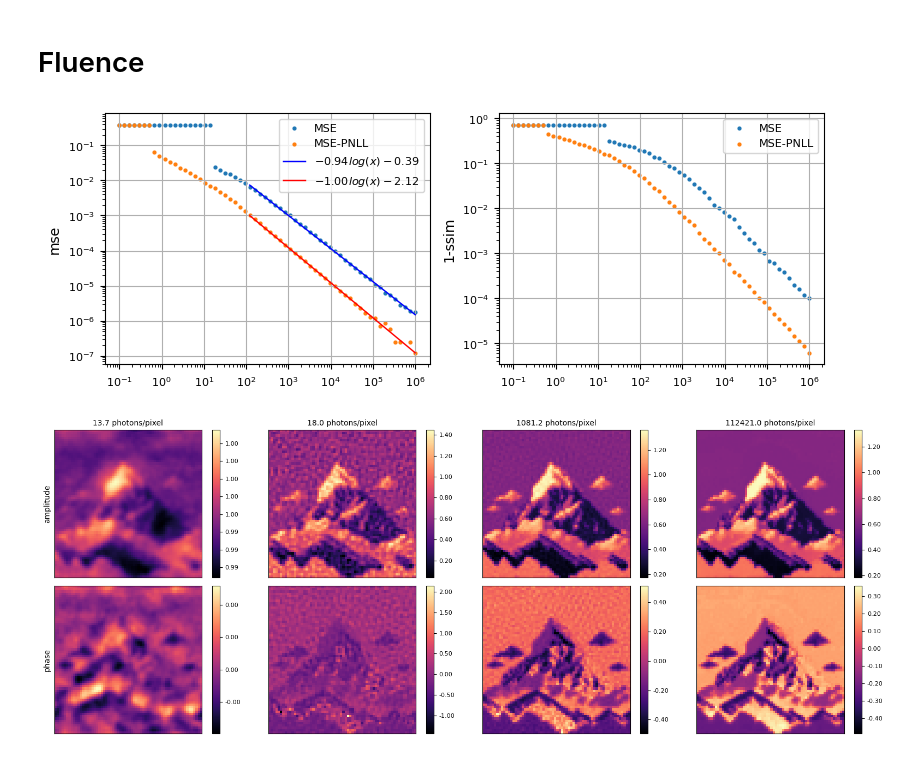
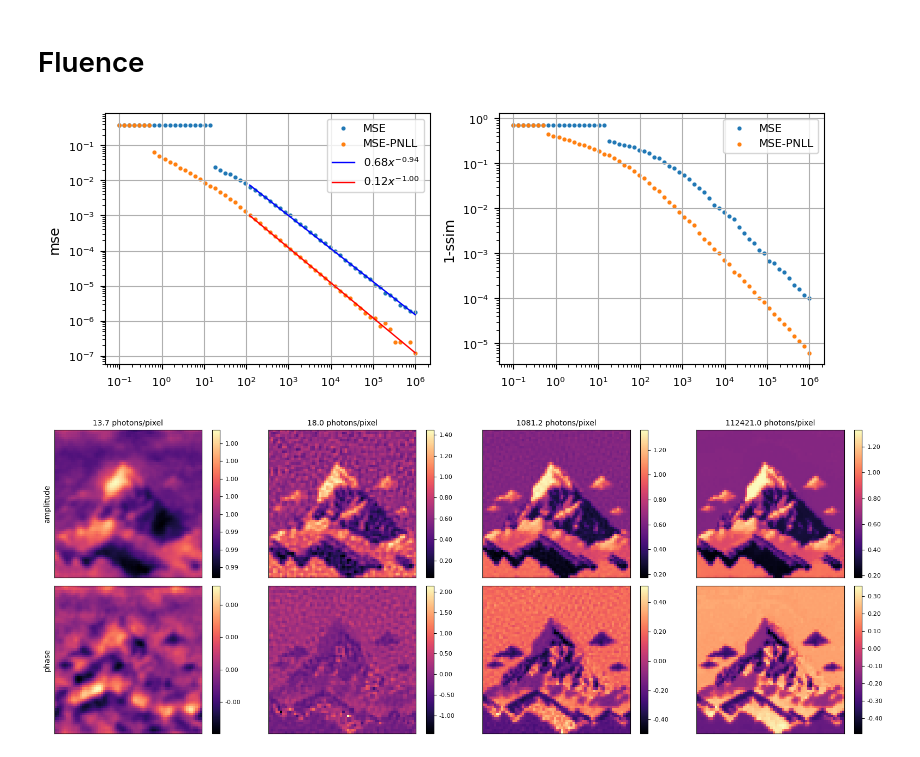
Before and after one commit to raphassaraf/Signal-and-noise-in-ptychographic-imaging, a Jupyter notebook: analysis_final.ipynb, the cells around one changed output. Drawn from its saved outputs; the diff is of its cells as text; code cells hidden in the pictures.

```diff
--- a/analysis_final.ipynb
+++ b/analysis_final.ipynb
@@ -115,36 +115,36 @@ lg_pnll = LinearRegression().fit(np.log(X_pnll).reshape(-1, 1), np.log(y_pnll))
 # Create a line based on the regression
 X_fit_mse = np.linspace(min(X_mse), max(X_mse), 2)
 log_X_fit_mse = np.log(X_fit_mse).reshape(-1, 1)
 log_y_fit_mse = lg_mse.predict(log_X_fit_mse)
 y_fit_mse = np.exp(log_y_fit_mse)
 
 X_fit_pnll = np.linspace(min(X_pnll), max(X_pnll), 2)
 log_X_fit_pnll = np.log(X_fit_pnll).reshape(-1, 1)
 log_y_fit_pnll = lg_pnll.predict(log_X_fit_pnll)
 y_fit_pnll = np.exp(log_y_fit_pnll)
 
 f, ax = plt.subplots(1, 2, figsize=(8, 3))
 
 ax[0].scatter(fluences, mse_dict['object_mse'], label='MSE', s=4)
 ax[0].scatter(fluences, mse_dict['object_mse_nll'], label='MSE-PNLL', s=4)
-ax[0].plot(X_fit_mse, y_fit_mse, color='blue', label=f'${lg_mse.coef_[0]:.2f}log(x){lg_mse.intercept_:.2f}$')
-ax[0].plot(X_fit_pnll, y_fit_pnll, color='red', label=f'${lg_pnll.coef_[0]:.2f}log(x){lg_pnll.intercept_:.2f}$')
+ax[0].plot(X_fit_mse, y_fit_mse, color='blue', label=f'${np.exp(lg_mse.intercept_):.2f}x^{{{lg_mse.coef_[0]:.2f}}}$')
+ax[0].plot(X_fit_pnll, y_fit_pnll, color='red', label=f'${np.exp(lg_pnll.intercept_):.2f}x^{{{lg_pnll.coef_[0]:.2f}}}$')
 ax[0].set_ylabel('mse')
 
 ax[1].scatter(fluences, 1-ssim_dict['object_mse'], label='MSE', s=4)
 ax[1].scatter(fluences, 1-ssim_dict['object_mse_nll'], label='MSE-PNLL', s=4)
 ax[1].set_ylabel('1-ssim')
 
 for a in ax:
     a.set_xscale('log'), a.set_yscale('log')
     a.grid()
     a.legend()
 
 f.tight_layout()
 
 f.savefig('figures/fluence_variation.png', bbox_inches='tight')
 # %% [output]
-[figure, old version]
+[figure, new version]
 # %%
 ### MSE reconstruction images ###
 flu_idx = [18, 19, 34, 51]
```
Also changed, not shown: parts of 2 cells of this notebook, 3 other files.
